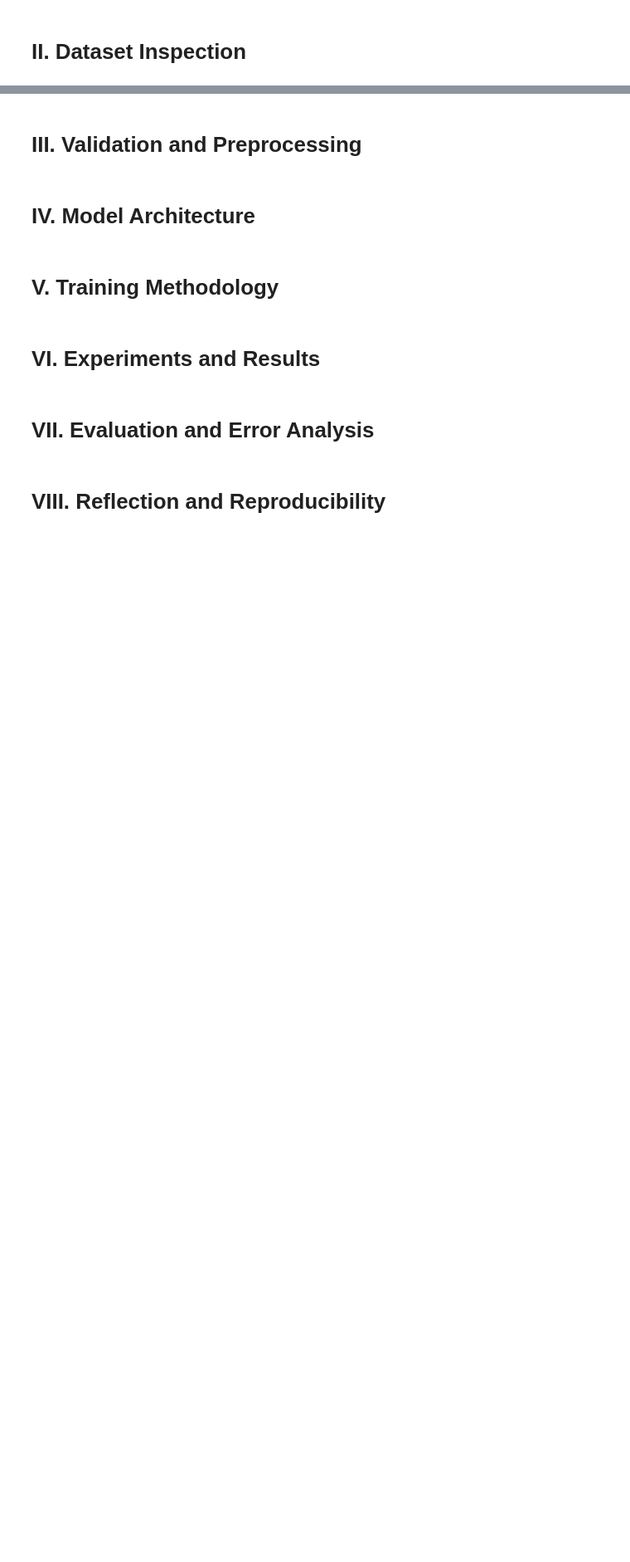
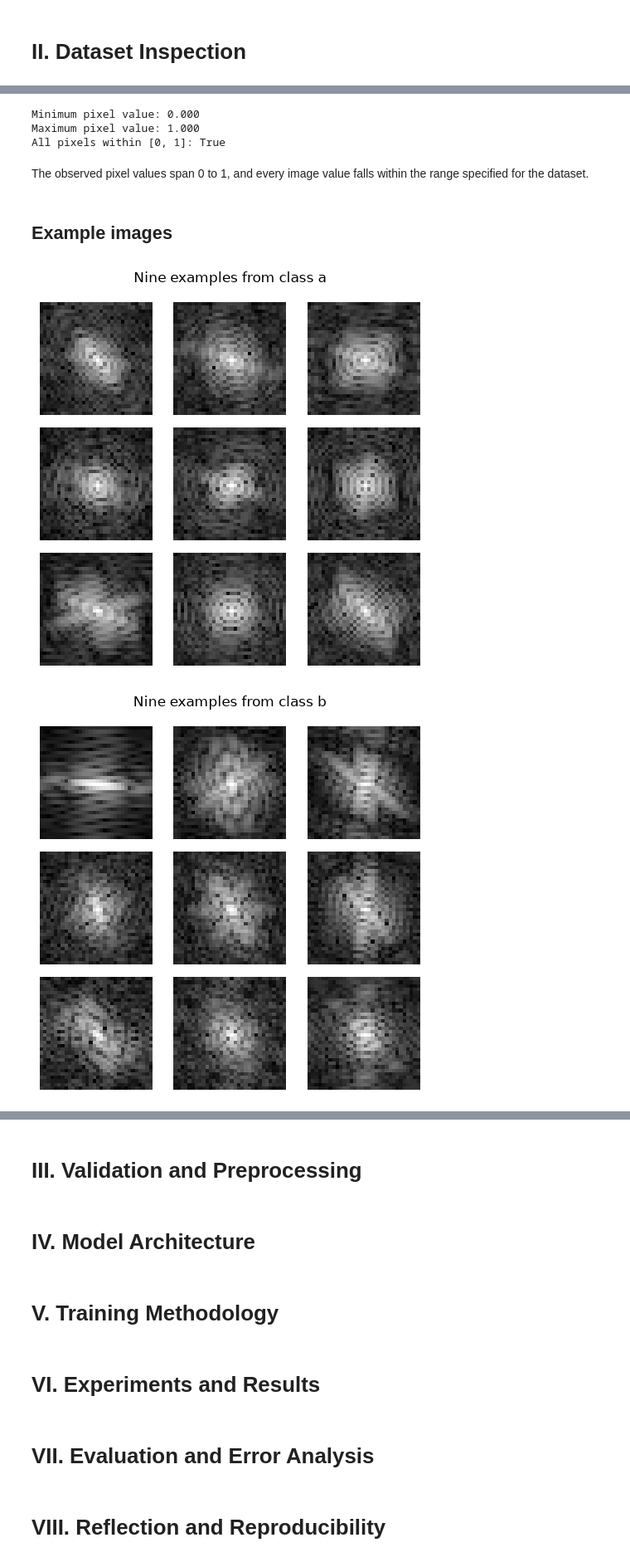
Before and after one commit to khangronky/letter-classification, a Jupyter notebook: s4034066_project1_report.ipynb, the cells around one changed output, grey strips where cells are left out. Shown at 83% size. Cells and saved outputs as stored; diff of their text form; code cells hidden in the pictures; blank space fills up the shorter version.

Commit message:
feat: Inspect dataset inspection from a given dataset

```diff
--- a/s4034066_project1_report.ipynb
+++ b/s4034066_project1_report.ipynb
@@ -13,0 +16,15 @@ This project is a nine-class image classification task involving images of lette
+# %%
+import matplotlib.pyplot as plt
+import numpy as np
+
+with np.load("student_dataset.npz") as data:
+    archive_keys = data.files
+    images = data["images"]
+    labels = data["labels"]
+
+class_names, class_counts = np.unique(labels, return_counts=True)
+
+print("Archive keys:", archive_keys)
+print("Images:", images.shape, images.dtype)
+print("Labels:", labels.shape, labels.dtype)
+print("Classes:", ", ".join(class_names))
@@ -13,0 +40,33 @@ This project is a nine-class image classification task involving images of lette
+# %%
+pixel_min = float(np.min(images))
+pixel_max = float(np.max(images))
+within_expected_range = bool(np.all((images >= 0) & (images <= 1)))
+
+print(f"Minimum pixel value: {pixel_min:.3f}")
+print(f"Maximum pixel value: {pixel_max:.3f}")
+print("All pixels within [0, 1]:", within_expected_range)
+# %% [output]
+Minimum pixel value: 0.000
+Maximum pixel value: 1.000
+All pixels within [0, 1]: True
+# %% [markdown]
+The observed pixel values span 0 to 1, and every image value falls within the range specified for the dataset.
+# %% [markdown]
+## Example images
+# %%
+SEED = 42
+
+rng = np.random.default_rng(SEED)
+for label in class_names:
+    candidate_indices = np.flatnonzero(labels == label)
+    selected_indices = rng.choice(candidate_indices, size=9, replace=False)
+    fig, axes = plt.subplots(3, 3, figsize=(5, 5))
+    for ax, image_index in zip(axes.flat, selected_indices):
+        ax.imshow(images[image_index], cmap="gray", vmin=0, vmax=1)
+        ax.axis("off")
+    fig.suptitle(f"Nine examples from class {label}")
+    fig.tight_layout()
+    plt.show()
+# %% [output]
+[figure, added]
+[figure, added]
```
Also changed, not shown: parts of 9 cells of this notebook, 2 other files.
